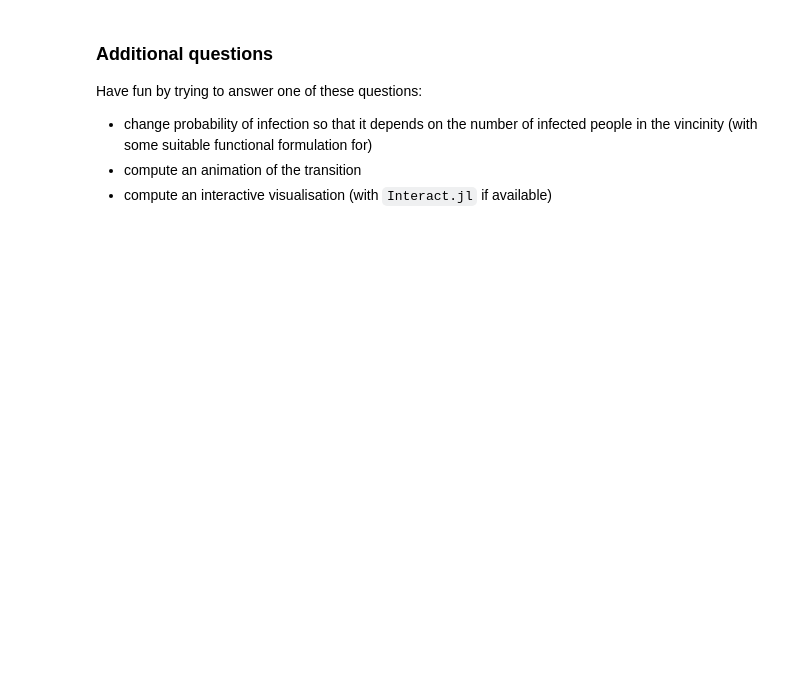
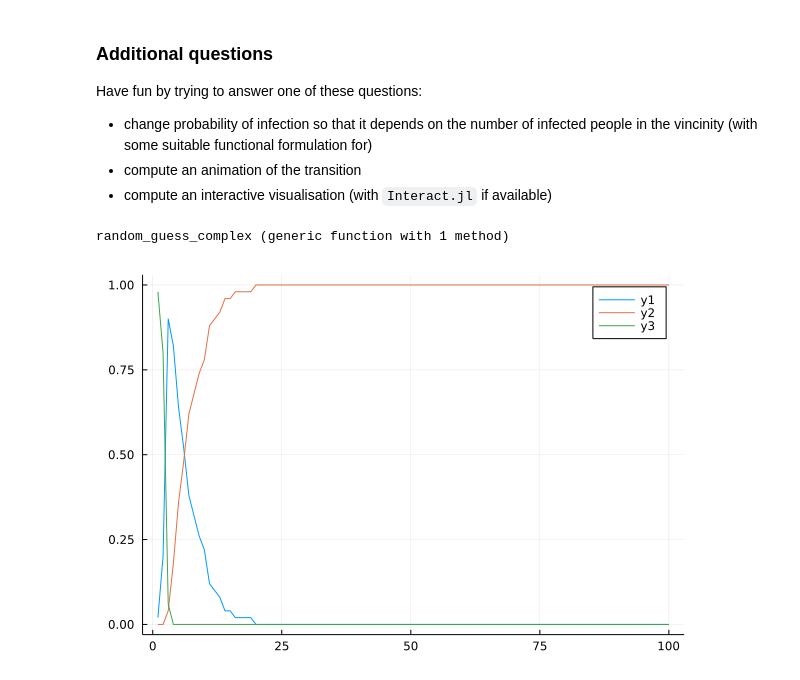
Before and after one commit to gabriellequeran/mie37, a Jupyter notebook: notebooks/1_3_Epidemiology_tutorial.ipynb, the cells around one changed output. Cells and saved outputs as stored; diff of their text form; code cells hidden in the pictures; blank space fills up the shorter version.

```diff
--- a/notebooks/1_3_Epidemiology_tutorial.ipynb
+++ b/notebooks/1_3_Epidemiology_tutorial.ipynb
@@ -255,3 +257,69 @@ Have fun by trying to answer one of these questions:
 - change probability of infection so that it depends on the number of infected people in the vincinity (with some suitable functional formulation for)
 - compute an animation of the transition
 - compute an interactive visualisation (with `Interact.jl` if available)
+# %%
+function μ(contaminated_neighbours::Int64)
+    return 2*atan(contaminated_neighbours)/π
+end
+
+function nb_infected_neighbour(S::Vector{Agent}, k::Int64, r::Float64)
+    nb = 0
+    for i in 1:length(S)
+        if is_close_neighbour(S, k, i, r) && S[i].h == "I"
+            nb +=1
+        end
+    end
+    return nb
+end
+
+function new_h_complex(S::Vector{Agent}, k::Int64, r::Float64, Π::Float64)
+    if S[k].h == "R"
+        return "R"
+    elseif S[k].h == "I"
+        return (rand()< Π ? "R" : "I")
+    else
+        return (rand() < μ(nb_infected_neighbour(S,k,r)) ? "I" : "S")
+    end
+end
+
+function spatial_transition_complex(S::Vector{Agent}, σ::Float64, r::Float64, Π::Float64)
+    ϵ, η = rand(Normal(0, σ), 2)
+    return [Agent(min(max(S[k].x + ϵ, 0),1), min(max(S[k].y + η, 0),1), new_h_complex(S, k, r, Π)) for k in 1:length(S)]
+end
+
+function random_guess_complex(S0::Vector{Agent}; T=100, σ=1., r=0.3, Π=0.2)
+    timeline = []
+    push!(timeline, S0)
+    for t in 1:T-1
+        S0 = spatial_transition_complex(S0, σ, r, Π)
+        push!(timeline, S0)
+    end
+    return timeline
+end
+# %% [output]
+random_guess_complex (generic function with 1 method)
+# %%
+simulation = random_guess_complex(S0)
+n_I = []
+n_S = []
+n_R = []
+for k in 1:length(simulation)
+    ni = 0
+    ns = 0
+    nr = 0
+    for i in 1:N
+        if simulation[k][i].h=="I"
+            ni+=1/N
+        elseif simulation[k][i].h=="R"
+            nr+=1/N
+        else
+            ns+= 1/N
+        end
+    end
+    push!(n_I,ni)
+    push!(n_S,ns)
+    push!(n_R,nr)
+end
+plot(1:100,[n_I,n_R,n_S])
+# %% [output]
+[figure, added]
```
Also changed, not shown: parts of 3 cells of this notebook.
